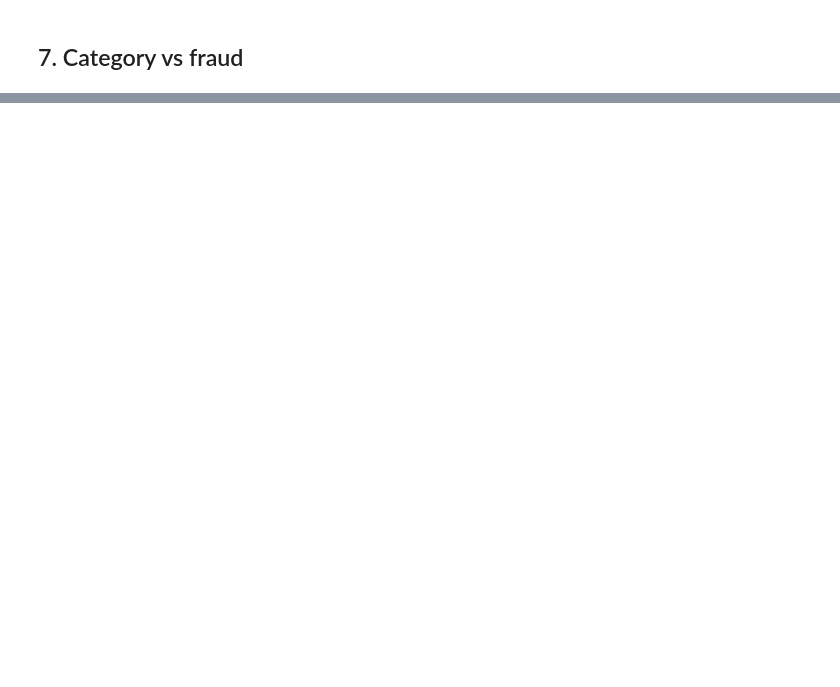
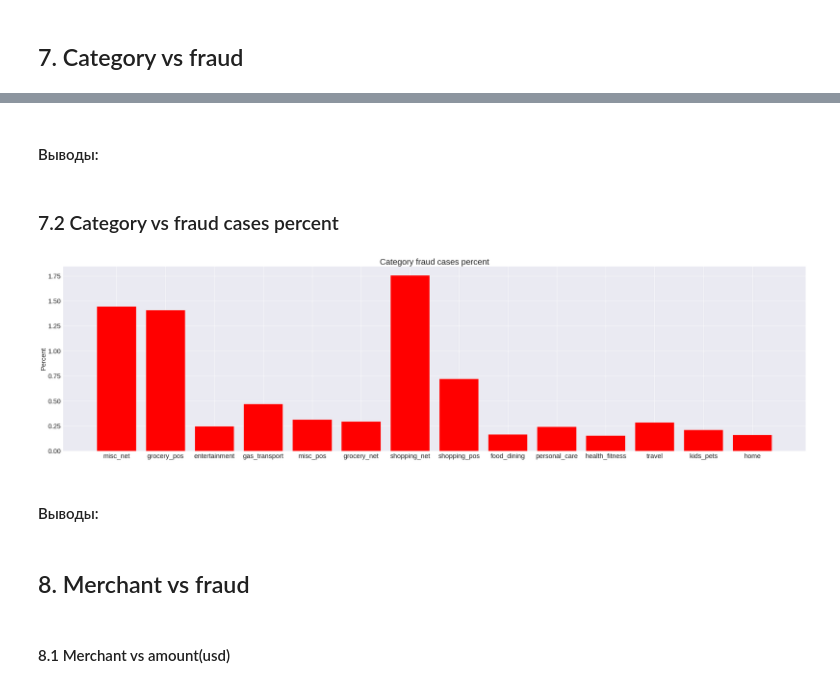
Before and after one commit to ToniPaltus/fraud_detection, a Jupyter notebook: main.ipynb, the cells around one changed output, grey strips where cells are left out. Cells and saved outputs as stored; diff of their text form; code cells hidden in the pictures; blank space fills up the shorter version.

Commit message:
add analysis Category and Merchant

```diff
--- a/main.ipynb
+++ b/main.ipynb
@@ -335,0 +368,33 @@ array(['misc_net', 'grocery_pos', 'entertainment', 'gas_transport',
+# %% [markdown]
+#### Выводы:
+# %% [markdown]
+### 7.2 Category vs fraud cases percent
+# %%
+category_lst = list(df_train['category'].unique())
+df_ = pd.DataFrame(index=category_lst ,columns=['category', 'fraud_count', 'ok_count'])
+df_['category'] = category_lst
+
+for category in category_lst:
+    fraud_count = len(df_train[['category']][(df_train['category'] == category) & (df_train['is_fraud'] == 1)])
+    ok_count = len(df_train[['category']][(df_train['category'] == category) & (df_train['is_fraud'] == 0)])
+
+    df_.loc[category, ['fraud_count']] = fraud_count
+    df_.loc[category, ['ok_count']] = ok_count
+#df_.drop('category',axis=1, inplace=True)
+
+df_['fraud_cases_percent']=df_['fraud_count']*100/(df_['ok_count'] + df_['fraud_count'])
+# %%
+fig, ax = plt.subplots(figsize=(40, 10))
+ax.set_title('Category fraud cases percent')
+ax.set_ylabel('Percent')
+
+plt.bar(df_['category'], df_['fraud_cases_percent'], color='red')
+plt.show()
+# %% [output]
+[figure, added]
+# %% [markdown]
+#### Выводы:
+# %% [markdown]
+## 8. Merchant vs fraud
+# %% [markdown]
+#### 8.1 Merchant vs amount(usd)
```
Also changed, not shown: parts of 22 cells of this notebook.
